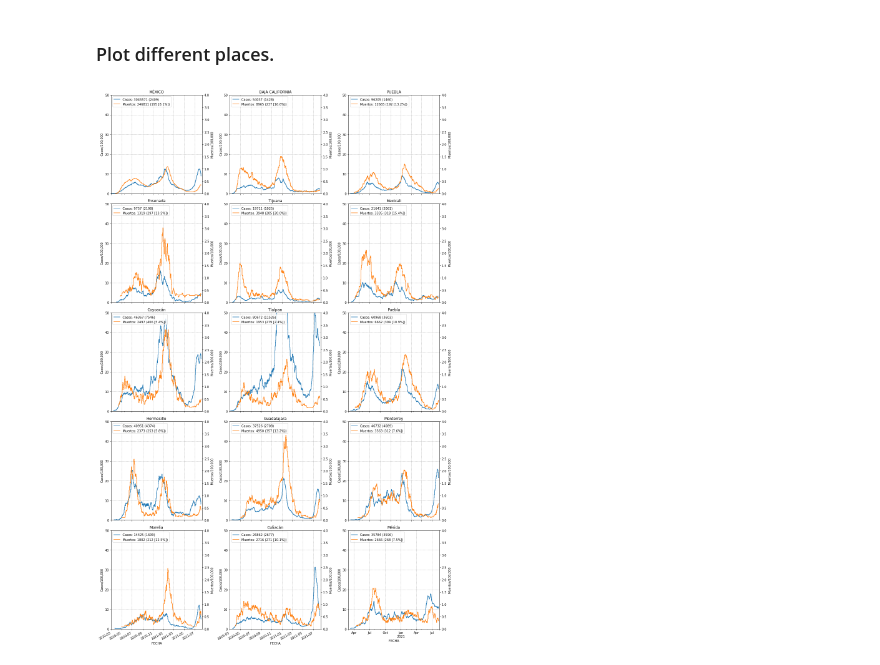
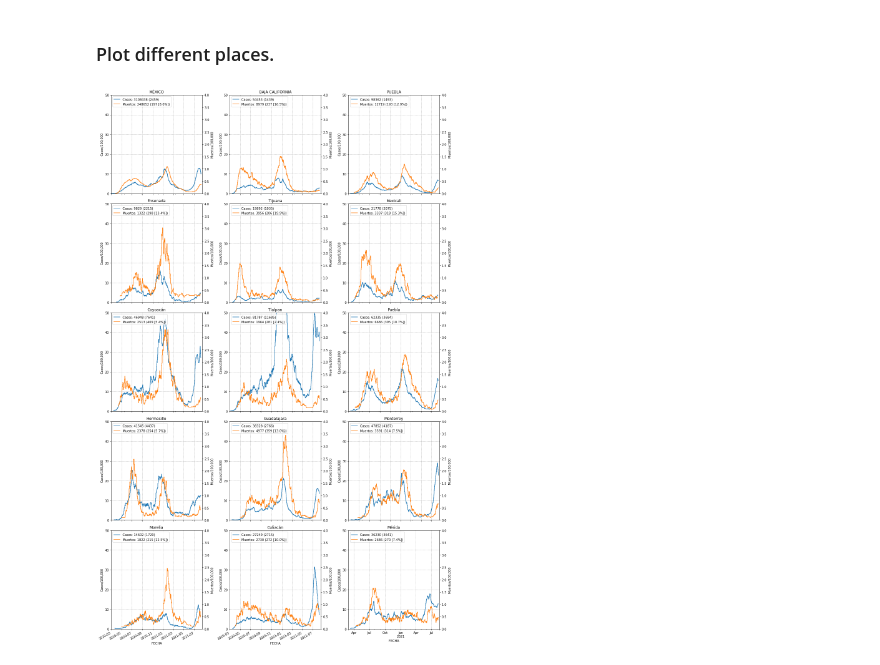
Before and after one commit to Morisset/plot_COVID_Mex, a Jupyter notebook: plot_COVID.ipynb, the cells around one changed output. Saved outputs shown, nothing was run; the diff lists cells and outputs as text; code cells hidden in the pictures.

```diff
--- a/plot_COVID.ipynb
+++ b/plot_COVID.ipynb
@@ -463,15 +463,15 @@ array(['JULIMES', 'SAN JULIÁN', 'ASUNCIÓN TLACOLULITA', 'CULIACÁN'],
 # %%
 C.plot_multiple(places=('MÉXICO', 'BAJA CALIFORNIA', 'PUEBLA',
                        'Ensenada', 'Tijuana', 'Mexicali',
                        'Coyoacán', 'Tlalpan', 'Puebla',
                        'Hermosillo', 'Guadalajara', 'Monterrey',
                        'Morelia', 'Culiacán', 'Mérida'),
-                fig_file = 'COVID', cut=3, roll=7)
+                fig_file = 'COVID', cut=5, roll=7)
 # Plot the data for the specifies locations
 # Casos: Total Number of cases (Total / 100,000 habs)
 # Muertos: Total number of deaths (Total / 100,000 habs [deaths/cases %])
 # %% [output]
-[figure, old version]
+[figure, new version]
 # %%
 C.print_stats_states()
 # %% [output]
```
Also changed, not shown: parts of 2 cells of this notebook.
